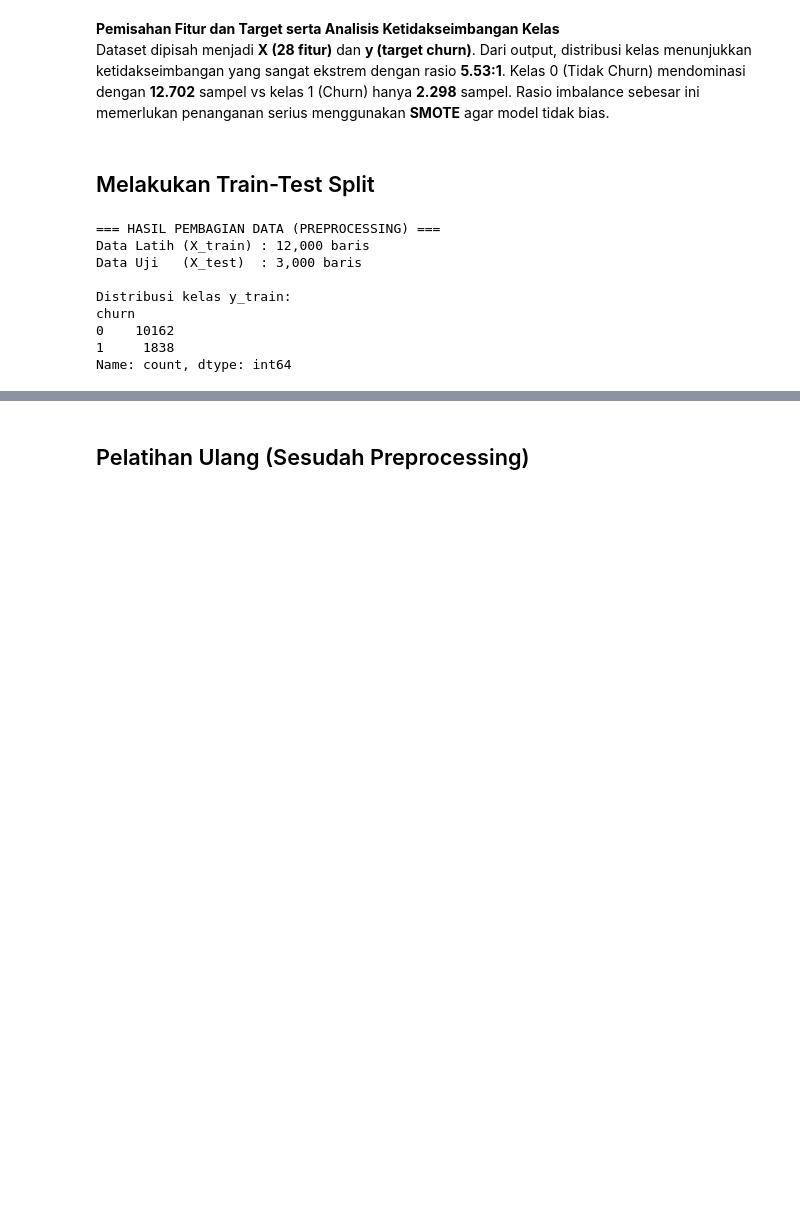
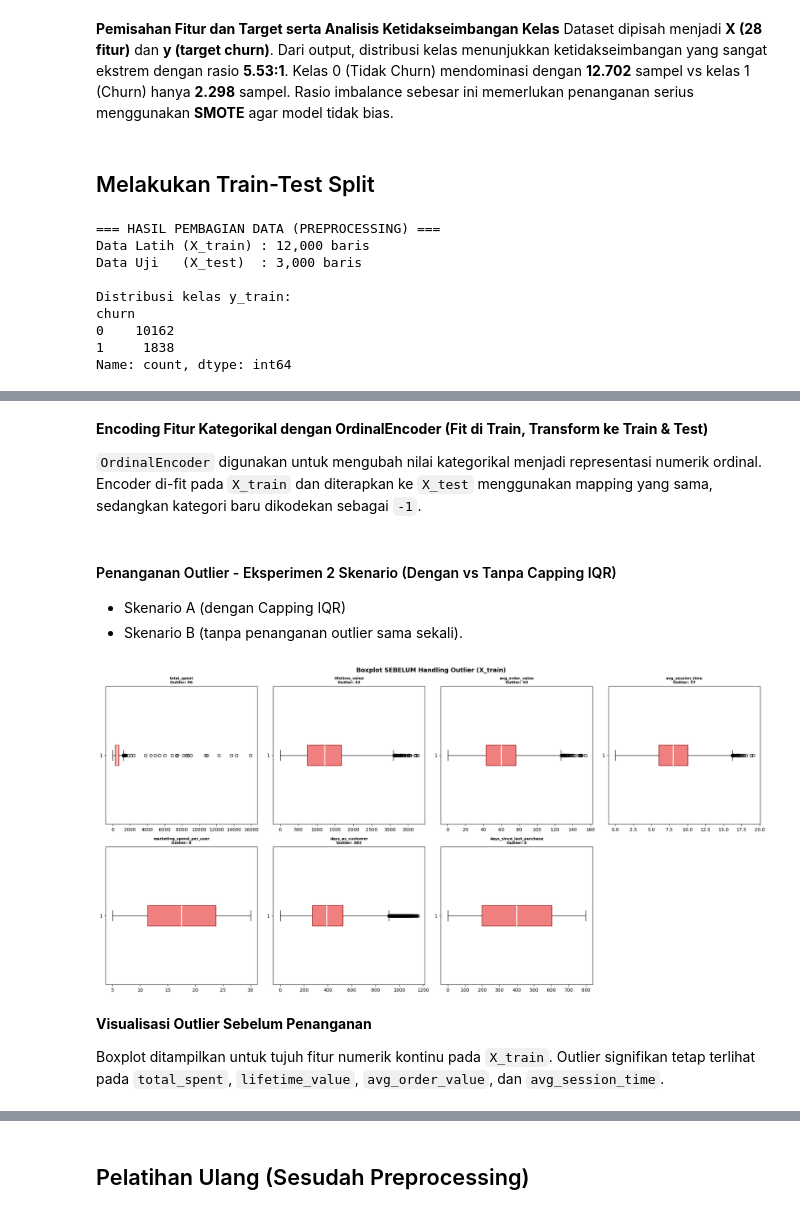
Before and after one commit to suluhyoga/SuluhYogaPratama_A11.2023.14979_UAS_BengkelKoding, a Jupyter notebook: notebook/A11_2023_14979_SuluhYogaPratama_UAS_BengkelKoding.ipynb, the cells around one changed output, grey strips where cells are left out. Cells and saved outputs as stored; diff of their text form; code cells hidden in the pictures; blank space fills up the shorter version.

```diff
--- a/notebook/A11_2023_14979_SuluhYogaPratama_UAS_BengkelKoding.ipynb
+++ b/notebook/A11_2023_14979_SuluhYogaPratama_UAS_BengkelKoding.ipynb
@@ -755,6 +778,11 @@ df_prep['days_as_customer'] = (df_prep['last_purchase_date'] - df_prep['signup_d
 reference_date = df_prep['last_purchase_date'].max()
 df_prep['days_since_last_purchase'] = (reference_date - df_prep['last_purchase_date']).dt.days
 
+# Nilai negatif pada days_as_customer dianggap invalid dan diubah menjadi NaN untuk diimputasi
+n_invalid = (df_prep['days_as_customer'] < 0).sum()
+print(f"Jumlah data invalid (days_as_customer < 0): {n_invalid:,}")
+df_prep.loc[df_prep['days_as_customer'] < 0, 'days_as_customer'] = np.nan
+
 # Hapus kolom asli yang tidak relevan
 cols_to_drop = ['customer_id', 'signup_date', 'last_purchase_date']
 df_prep = df_prep.drop(columns=cols_to_drop, errors='ignore')
@@ -1078,0 +970,9 @@ dtype: float64
+# %%
+# Encoding dengan OrdinalEncoder
+oe = OrdinalEncoder(handle_unknown='use_encoded_value', unknown_value=-1)
+X_train[cat_cols_enc] = oe.fit_transform(X_train[cat_cols_enc])
+X_test[cat_cols_enc]  = oe.transform(X_test[cat_cols_enc])
+
+print("=== DATASET SETELAH ENCODING ===")
+print(f"Shape X_train: {X_train.shape}")
+display(X_train.head())
@@ -1078,0 +989,38 @@ dtype: float64
+# %% [markdown]
+**Encoding Fitur Kategorikal dengan OrdinalEncoder (Fit di Train, Transform ke Train & Test)**
+
+`OrdinalEncoder` digunakan untuk mengubah nilai kategorikal menjadi representasi numerik ordinal. Encoder di-fit pada `X_train` dan diterapkan ke `X_test` menggunakan mapping yang sama, sedangkan kategori baru dikodekan sebagai `-1`.
+# %% [markdown]
+#### Penanganan Outlier - Eksperimen 2 Skenario (Dengan vs Tanpa Capping IQR)
+
+- Skenario A (dengan Capping IQR)
+- Skenario B (tanpa penanganan outlier sama sekali).
+# %%
+# Visualisasi outlier sebelum penanganan
+kolom_outlier = ['total_spent', 'lifetime_value', 'avg_order_value',
+                  'avg_session_time', 'marketing_spend_per_user',
+                  'days_as_customer', 'days_since_last_purchase']
+
+fig, axes = plt.subplots(2, 4, figsize=(20, 10))
+axes = axes.flatten()
+for i, col in enumerate(kolom_outlier):
+    if col in X_train.columns:
+        data = X_train[col].dropna()
+        axes[i].boxplot(data, vert=False, patch_artist=True,
+                        boxprops=dict(facecolor='lightcoral', color='darkred'),
+                        medianprops=dict(color='white', linewidth=2))
+        Q1, Q3 = data.quantile(0.25), data.quantile(0.75)
+        IQR = Q3 - Q1
+        n_out = ((data < Q1-1.5*IQR) | (data > Q3+1.5*IQR)).sum()
+        axes[i].set_title(f'{col}\nOutlier: {n_out:,}', fontsize=8, fontweight='bold')
+for j in range(len(kolom_outlier), len(axes)):
+    axes[j].set_visible(False)
+plt.suptitle('Boxplot SEBELUM Handling Outlier (X_train)', fontsize=13, fontweight='bold')
+plt.tight_layout()
+plt.show()
+# %% [output]
+[figure, added]
+# %% [markdown]
+**Visualisasi Outlier Sebelum Penanganan**
+
+Boxplot ditampilkan untuk tujuh fitur numerik kontinu pada `X_train`. Outlier signifikan tetap terlihat pada `total_spent`, `lifetime_value`, `avg_order_value`, dan `avg_session_time`.
```
Also changed, not shown: parts of 68 cells of this notebook, 3 other files.
